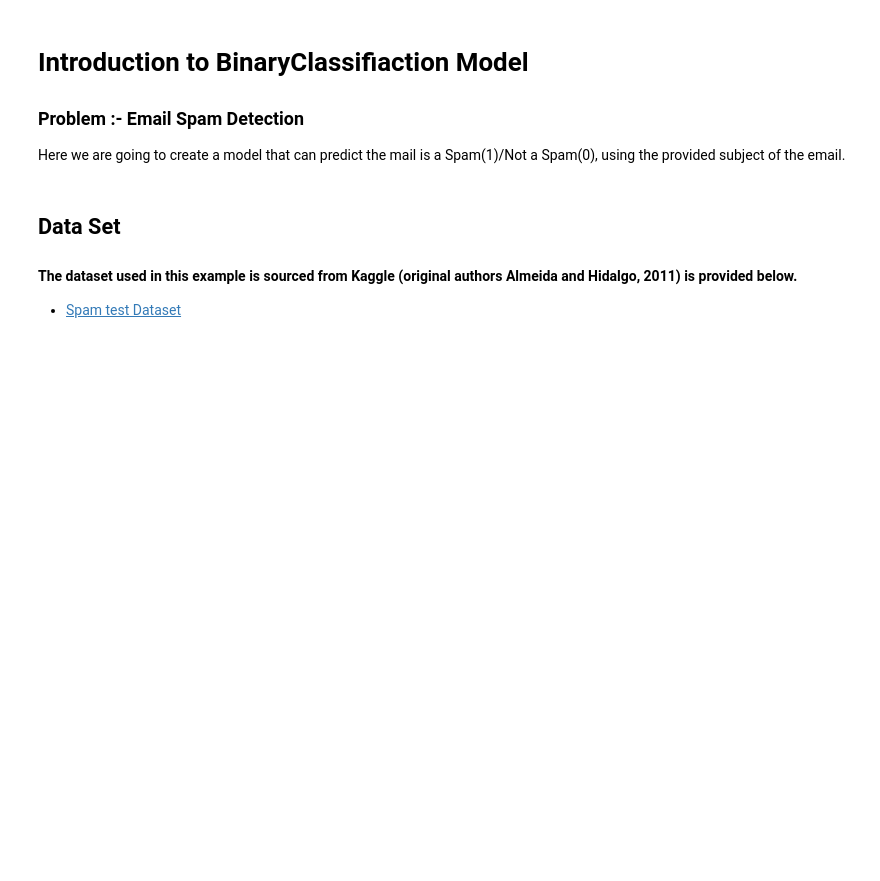
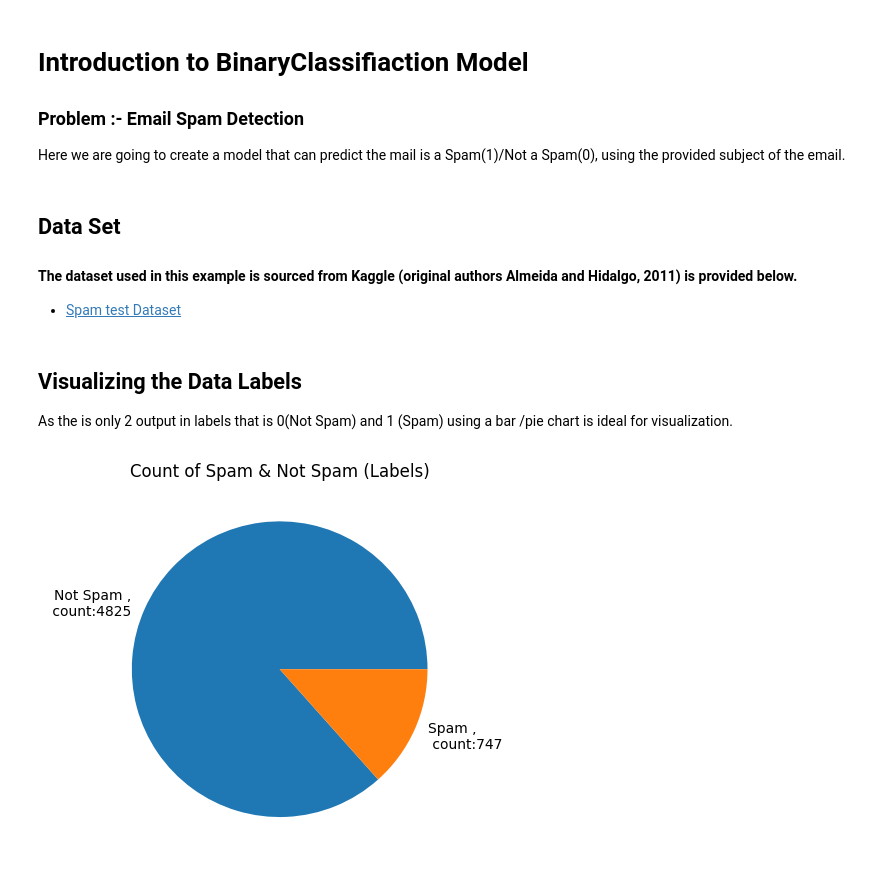
Before and after one commit to pravincoder/Fundamentals_tensorflow, a Jupyter notebook: Part3.1_Binary_Classification_Model_ipynX.ipynb, the cells around one changed output. Cells and saved outputs as stored; diff of their text form; code cells hidden in the pictures; blank space fills up the shorter version.

```diff
--- a/Part3.1_Binary_Classification_Model_ipynX.ipynb
+++ b/Part3.1_Binary_Classification_Model_ipynX.ipynb
@@ -38,6 +38,19 @@ testing_labels = labels[training_size:]
 # Make labels into numpy arrays for use with the network later
 training_labels_final = np.array(training_labels)
 testing_labels_final = np.array(testing_labels)
+# %% [markdown]
+## Visualizing the Data Labels
+
+As the is only 2 output in labels that is 0(Not Spam) and 1 (Spam) using a bar /pie chart is ideal for visualization.
+# %%
+zero_count =int(labels.count(0))
+one_count = int(len(labels))-zero_count
+c = [zero_count,one_count]
+plt.title('Count of Spam & Not Spam (Labels)')
+plt.pie(c,labels=[f'Not Spam ,\n count:{zero_count}',f'Spam ,\n count:{one_count}'])
+plt.show()
+# %% [output]
+[figure, added]
 # %%
 vocab_size = 1000
 embedding_dim = 16
```
Also changed, not shown: parts of 12 cells of this notebook.
